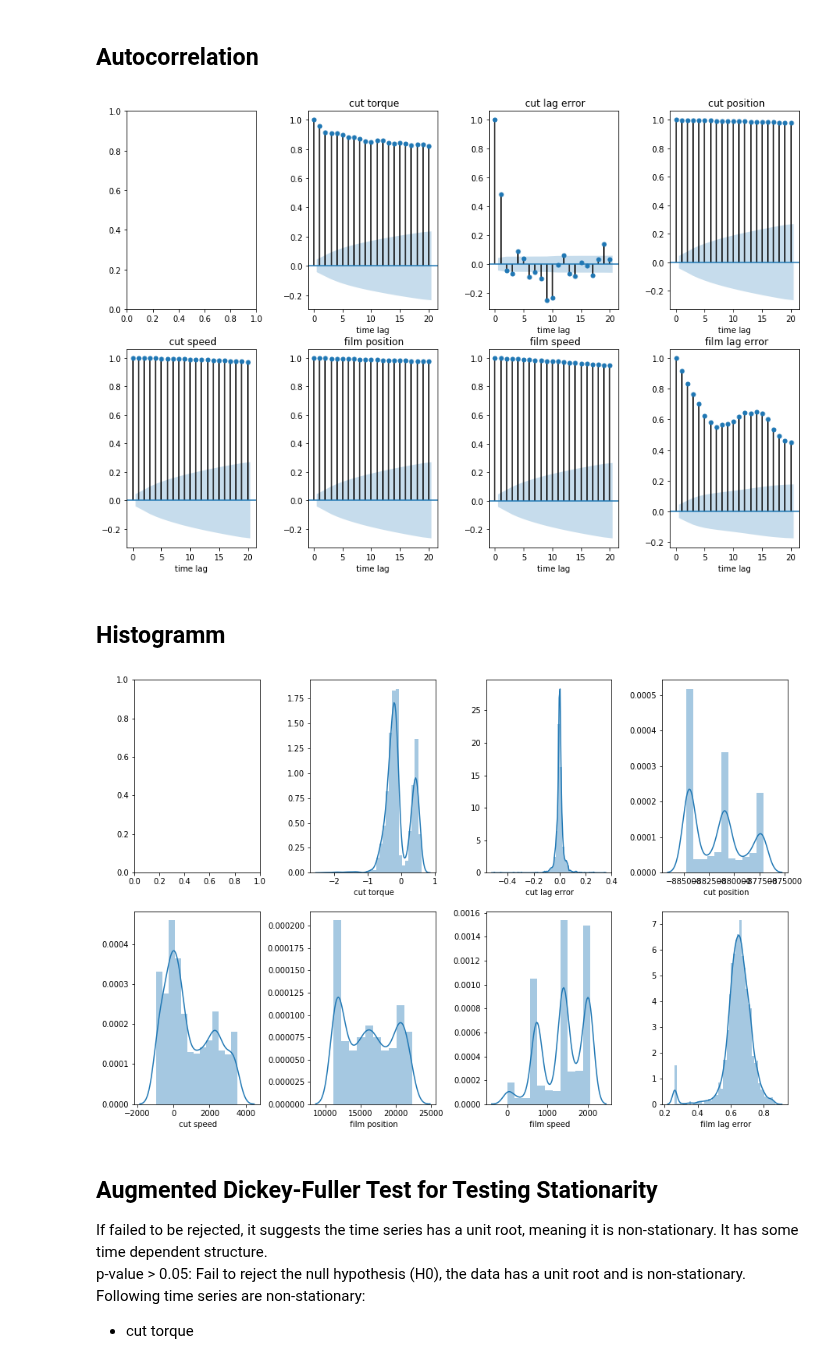
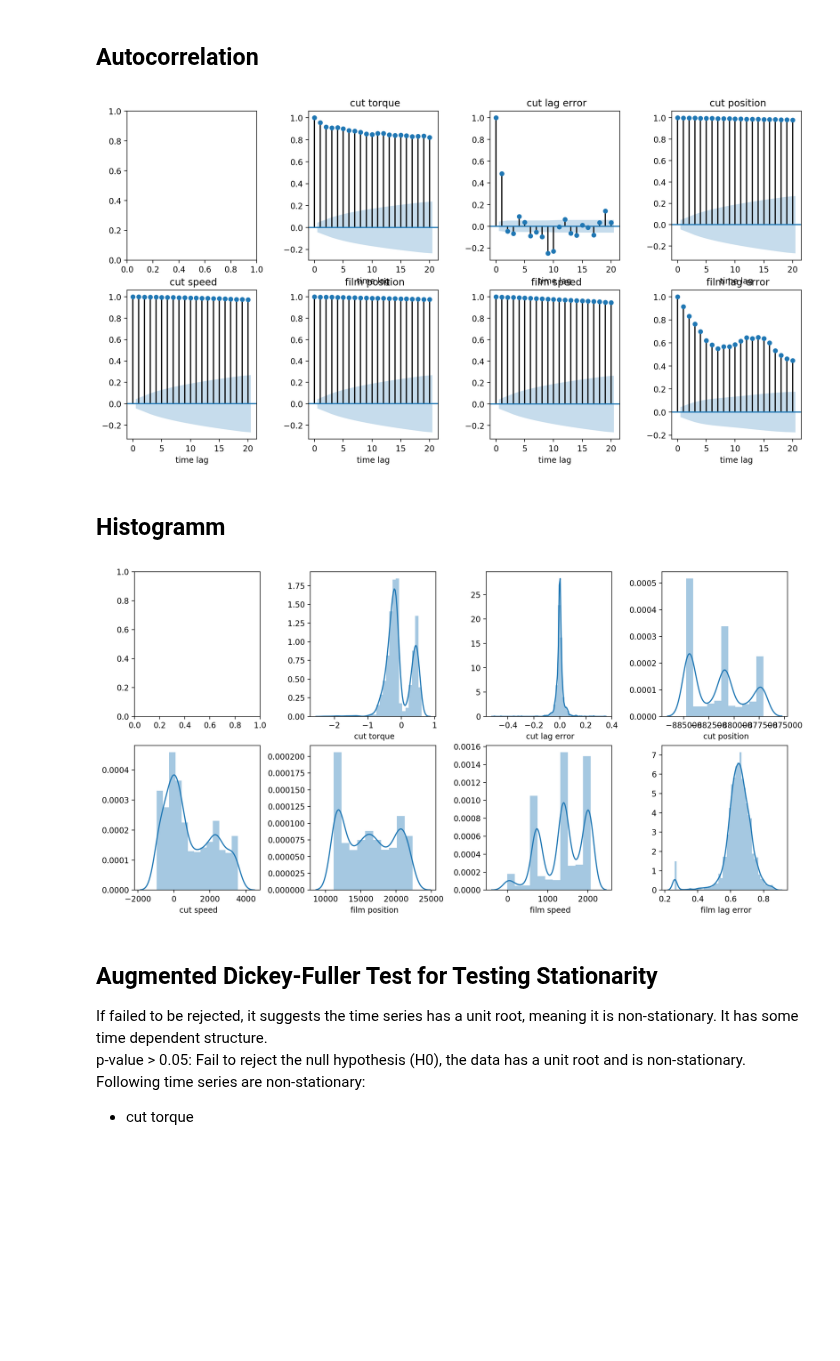
Before and after one commit to carlov93/predictive_maintenance, a Jupyter notebook: src/visualisation/raw_data/visualisation_raw_sensor_new_blade.ipynb, the cells around one changed output. Cells and saved outputs as stored; diff of their text form; code cells hidden in the pictures; blank space fills up the shorter version.

```diff
--- a/src/visualisation/raw_data/visualisation_raw_sensor_new_blade.ipynb
+++ b/src/visualisation/raw_data/visualisation_raw_sensor_new_blade.ipynb
@@ -14,10 +14,11 @@ df_original = pd.read_csv(path_original)
 # %% [markdown]
 ## Scatterplot - original data
 # %%
-fig, axes = plt.subplots(2, 4, figsize=(15,10))
+fig, axes = plt.subplots(2, 4, figsize=(15,7.5), dpi=200)
 ax = axes.ravel()
 plt.subplots_adjust(hspace=0.2, wspace=0.6)
 for i in range(0,8):
     sns.lineplot(x=df_original.iloc[:,0] , y=df_original.iloc[:,i], ax=ax[i])
+#plt.savefig("../graphs/raw_sensor_data.png")
 plt.show()
 # %% [output]
@@ -59,27 +60,29 @@ fig.show()
 # %% [markdown]
 ## Autocorrelation
 # %%
-fig, axes = plt.subplots(2, 4, figsize=(15,10))
+fig, axes = plt.subplots(2, 4, figsize=(15,7.5), dpi=200)
 ax = axes.ravel()
 plt.subplots_adjust(hspace=0.2, wspace=0.4)
 for i in range(1, 8):
     plot_acf(df_original.iloc[:,i], lags=20, ax=ax[i])
     ax[i].set_title(df_original.columns[i])
     ax[i].set_xlabel('time lag')
+#plt.savefig("../graphs/raw_sensor_data_autocorrelation.png")
 plt.show()
 # %% [output]
-[figure, old version]
+[figure, new version]
 # %% [markdown]
 ## Histogramm
 # %%
-fig, axes = plt.subplots(2, 4, figsize=(15,10))
+fig, axes = plt.subplots(2, 4, figsize=(15,7.5), dpi=200)
 ax = axes.ravel()
 plt.subplots_adjust(hspace=0.2, wspace=0.4)
 for i in range(1, 8):
     sns.distplot(df_original.iloc[:,i], ax=ax[i])
+#plt.savefig("../graphs/raw_sensor_data_histogramm.png")
 plt.show()
 # %% [output]
-[figure, old version]
+[figure, new version]
 # %% [markdown]
 ## Augmented Dickey-Fuller Test for Testing Stationarity
 If failed to be rejected, it suggests the time series has a unit root, meaning it is non-stationary. It has some time dependent structure. <br>
```
Also changed, not shown: parts of 1 cell of this notebook, 50 other files.
